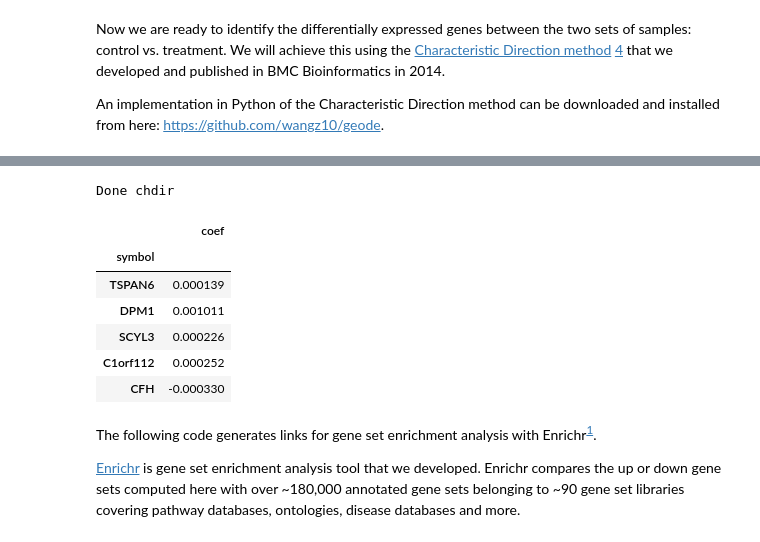
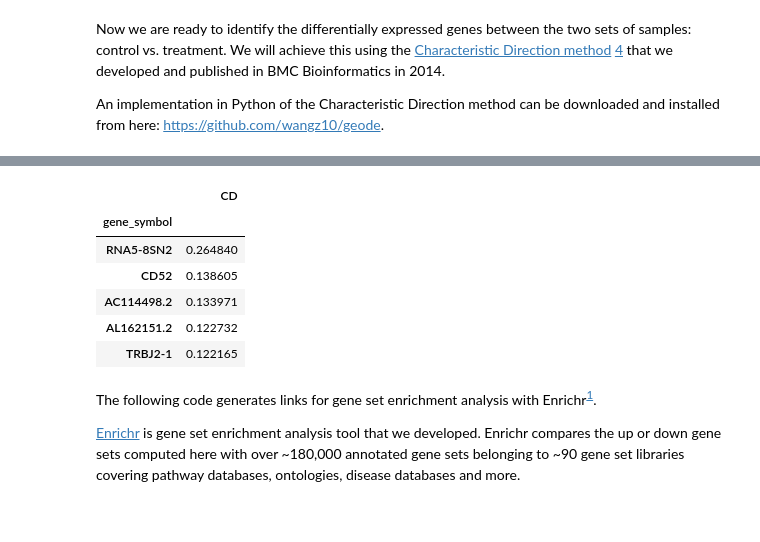
Before and after one commit to Jx-b/RNAseq, a Jupyter notebook: pipelines/4-CD.ipynb, the cells around one changed output, grey strips where cells are left out. Saved outputs shown, nothing was run; the diff lists cells and outputs as text; code cells hidden in the pictures.

```diff
--- a/pipelines/4-CD.ipynb
+++ b/pipelines/4-CD.ipynb
@@ -244,16 +236,15 @@ sample_classes[0].head()
 | C1orf112 | 0.098994 | 4.538087 | 2.489981 | 2.425374 | 5.663703 | 1.237089 | 4.775197 |
 | CFH | 5.714552 | 1.013930 | 0.000000 | 11.355302 | 6.738544 | 3.715001 | 10.400529 |
 # %%
-cd_results = pd.DataFrame(CD.chdir(sample_classes[0], sample_classes[1]), index = expr_df.index, columns =['coef'])
+cd_results = signature.cd(expr_df, group_A=sample_classes[0], group_B=sample_classes[1], log=False)
 cd_results.head()
 # %% [output]
-Done chdir
-|  | coef |
-| symbol |  |
-| TSPAN6 | 0.000139 |
-| DPM1 | 0.001011 |
-| SCYL3 | 0.000226 |
-| C1orf112 | 0.000252 |
-| CFH | -0.000330 |
+|  | CD |
+| gene_symbol |  |
+| RNA5-8SN2 | 0.264840 |
+| CD52 | 0.138605 |
+| AC114498.2 | 0.133971 |
+| AL162151.2 | 0.122732 |
+| TRBJ2-1 | 0.122165 |
 # %%
 # split up and down
```
Also changed, not shown: parts of 6 cells of this notebook, 7 other files.
